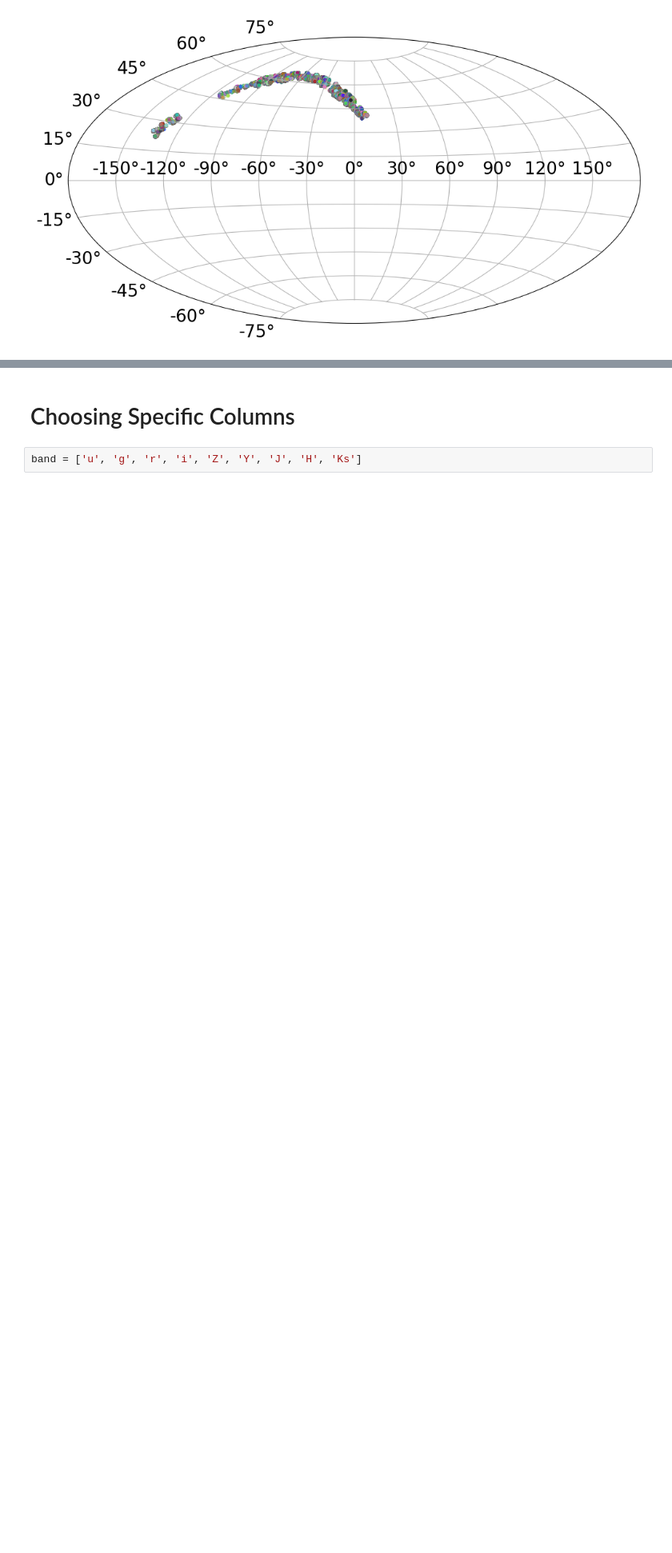
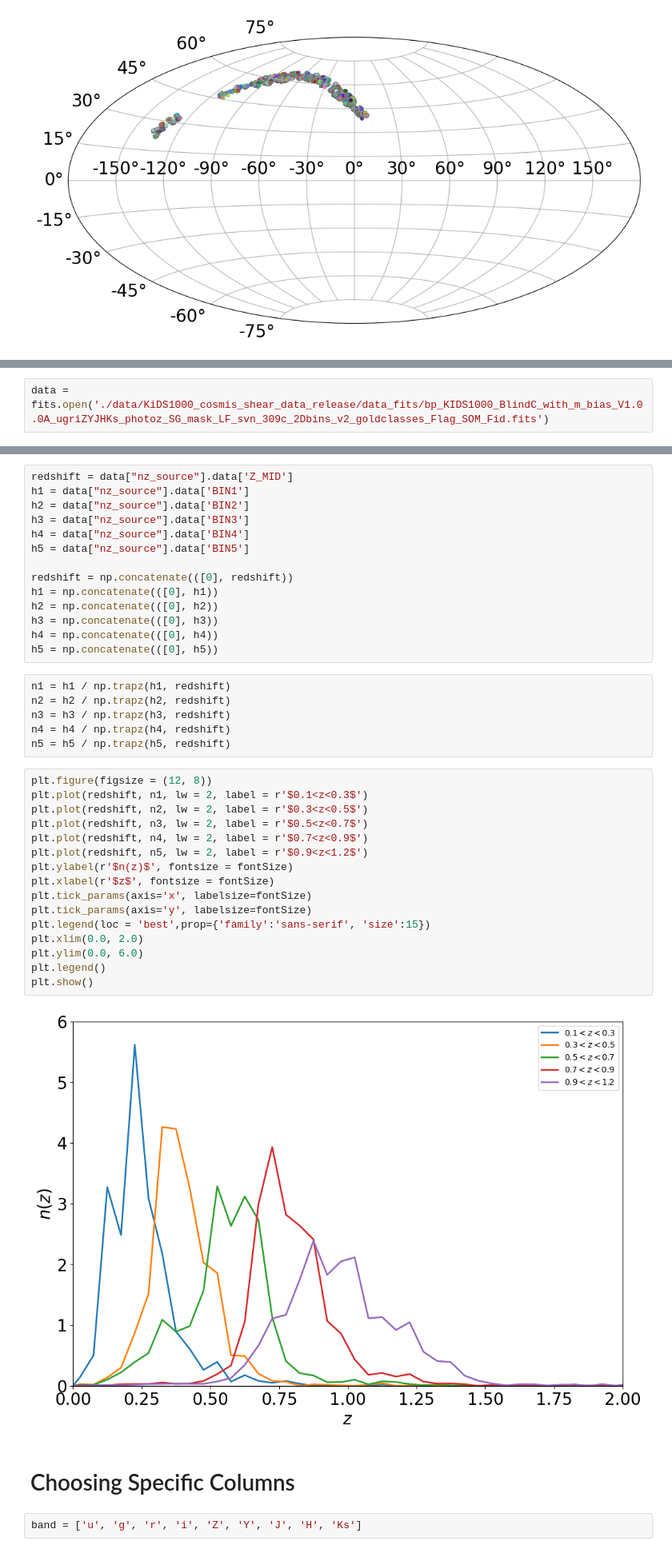
Before and after one commit to Harry45/BHM-nz, a Jupyter notebook: bhm/demo.ipynb, the cells around one changed output, grey strips where cells are left out. Shown at 80% size. Cells and saved outputs as stored; diff of their text form; blank space fills up the shorter version.

```diff
--- a/bhm/demo.ipynb
+++ b/bhm/demo.ipynb
@@ -131,0 +132,2 @@ plt.show()
+# %%
+data = fits.open('./data/KiDS1000_cosmis_shear_data_release/data_fits/bp_KIDS1000_BlindC_with_m_bias_V1.0.0A_ugriZYJHKs_photoz_SG_mask_LF_svn_309c_2Dbins_v2_goldclasses_Flag_SOM_Fid.fits')
@@ -132,3 +142,41 @@ plt.show()
+# %%
+redshift = data["nz_source"].data['Z_MID']
+h1 = data["nz_source"].data['BIN1']
+h2 = data["nz_source"].data['BIN2']
+h3 = data["nz_source"].data['BIN3']
+h4 = data["nz_source"].data['BIN4']
+h5 = data["nz_source"].data['BIN5']
+
+redshift = np.concatenate(([0], redshift))
+h1 = np.concatenate(([0], h1))
+h2 = np.concatenate(([0], h2))
+h3 = np.concatenate(([0], h3))
+h4 = np.concatenate(([0], h4))
+h5 = np.concatenate(([0], h5))
+# %%
+n1 = h1 / np.trapz(h1, redshift)
+n2 = h2 / np.trapz(h2, redshift)
+n3 = h3 / np.trapz(h3, redshift)
+n4 = h4 / np.trapz(h4, redshift)
+n5 = h5 / np.trapz(h5, redshift)
+# %%
+plt.figure(figsize = (12, 8))
+plt.plot(redshift, n1, lw = 2, label = r'$0.1<z<0.3$')
+plt.plot(redshift, n2, lw = 2, label = r'$0.3<z<0.5$')
+plt.plot(redshift, n3, lw = 2, label = r'$0.5<z<0.7$')
+plt.plot(redshift, n4, lw = 2, label = r'$0.7<z<0.9$')
+plt.plot(redshift, n5, lw = 2, label = r'$0.9<z<1.2$')
+plt.ylabel(r'$n(z)$', fontsize = fontSize)
+plt.xlabel(r'$z$', fontsize = fontSize)
+plt.tick_params(axis='x', labelsize=fontSize)
+plt.tick_params(axis='y', labelsize=fontSize)
+plt.legend(loc = 'best',prop={'family':'sans-serif', 'size':15})
+plt.xlim(0.0, 2.0)
+plt.ylim(0.0, 6.0)
+plt.legend()
+plt.show()
+# %% [output]
+[figure, added]
 # %% [markdown]
 # Choosing Specific Columns
 # %%
```
Also changed, not shown: parts of 3 cells of this notebook.
